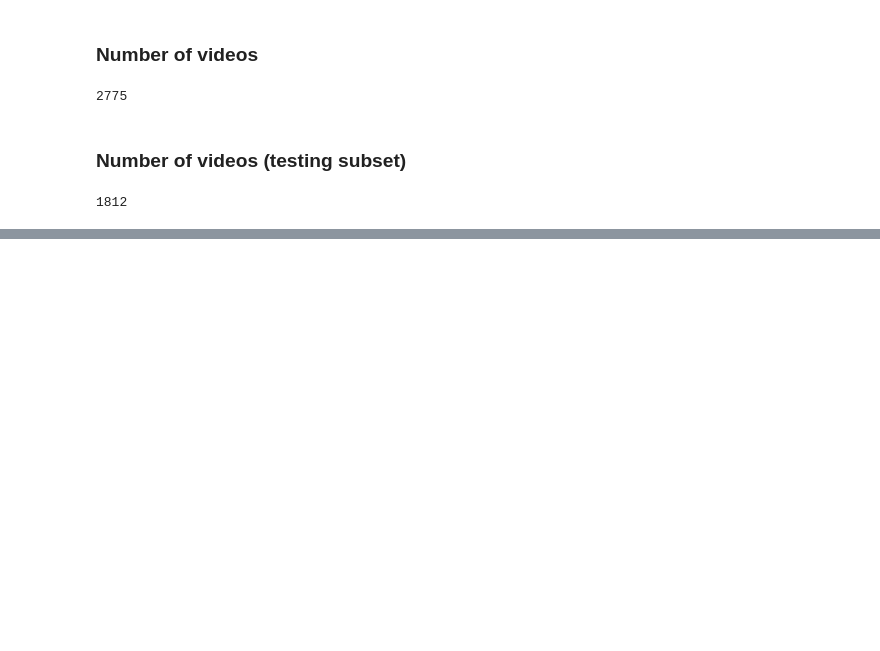
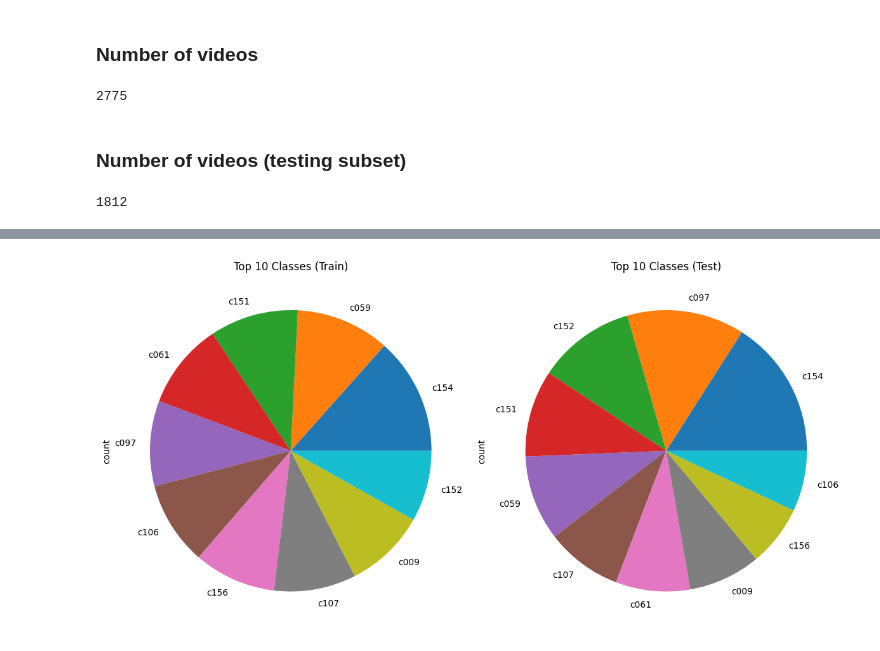
Before and after one commit to dangtna1/THUMOS-14_TAD, a Jupyter notebook: notebooks/charades_complete_exo_ego_wise.ipynb, the cells around one changed output, grey strips where cells are left out. Saved outputs shown, nothing was run; the diff lists cells and outputs as text; code cells hidden in the pictures; blank space fills up the shorter version.

```diff
--- a/notebooks/charades_complete_exo_ego_wise.ipynb
+++ b/notebooks/charades_complete_exo_ego_wise.ipynb
@@ -294,0 +401,13 @@ pd.concat([exo_most_common_gt_testing, ego_most_common_gt_testing])['video_id'].
+# %%
+fig, ax = plt.subplots(1, 2, figsize=(12, 6))
+
+pd.concat([exo_most_common_gt, ego_most_common_gt])['label'].value_counts().plot(kind='pie', ax=ax[0])
+pd.concat([exo_most_common_gt_testing, ego_most_common_gt_testing])['label'].value_counts().plot(kind='pie', ax=ax[1])
+
+ax[0].set_title("Top 10 Classes (Train)")
+ax[1].set_title("Top 10 Classes (Test)")
+
+fig.tight_layout()
+plt.show()
+# %% [output]
+[figure, added]
```
Also changed, not shown: parts of 14 cells of this notebook, 1 other file.
